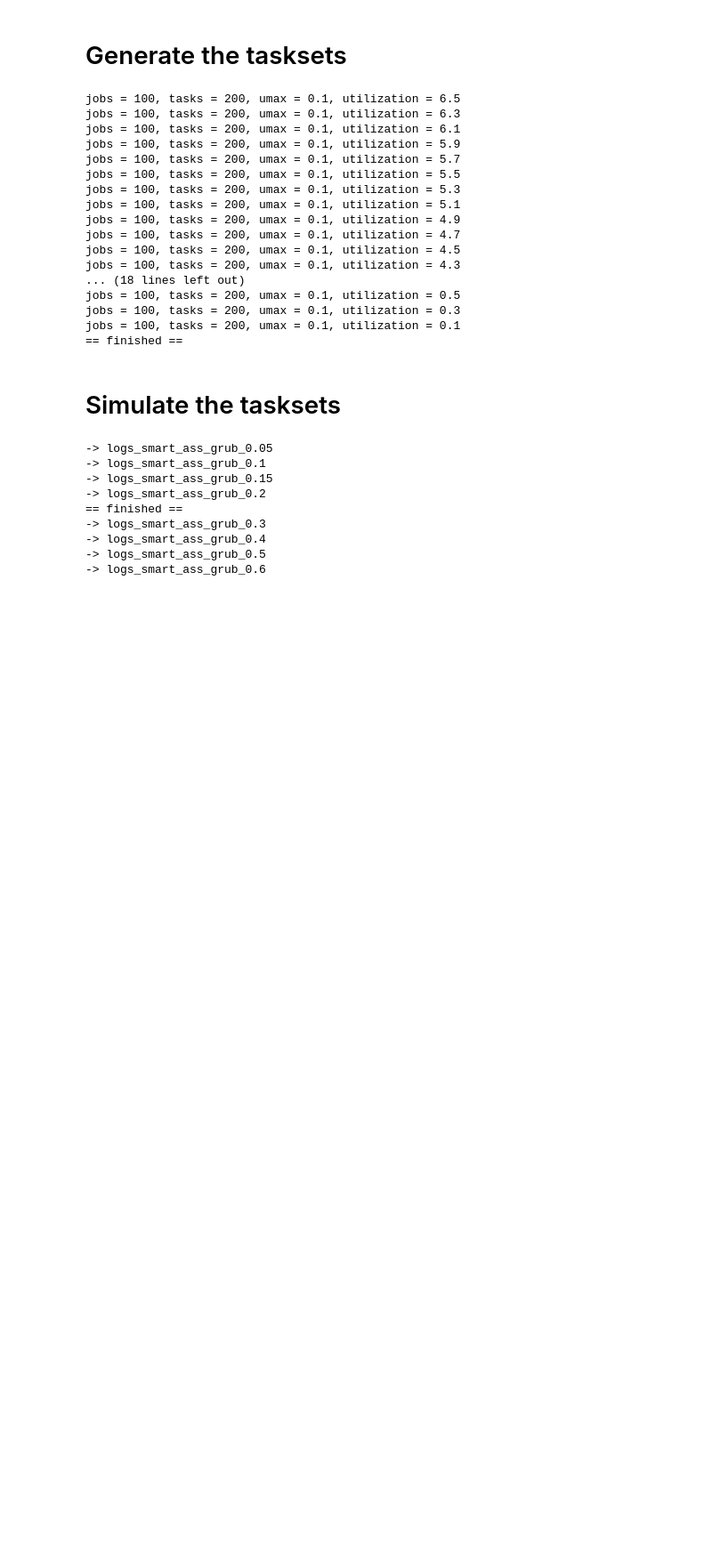
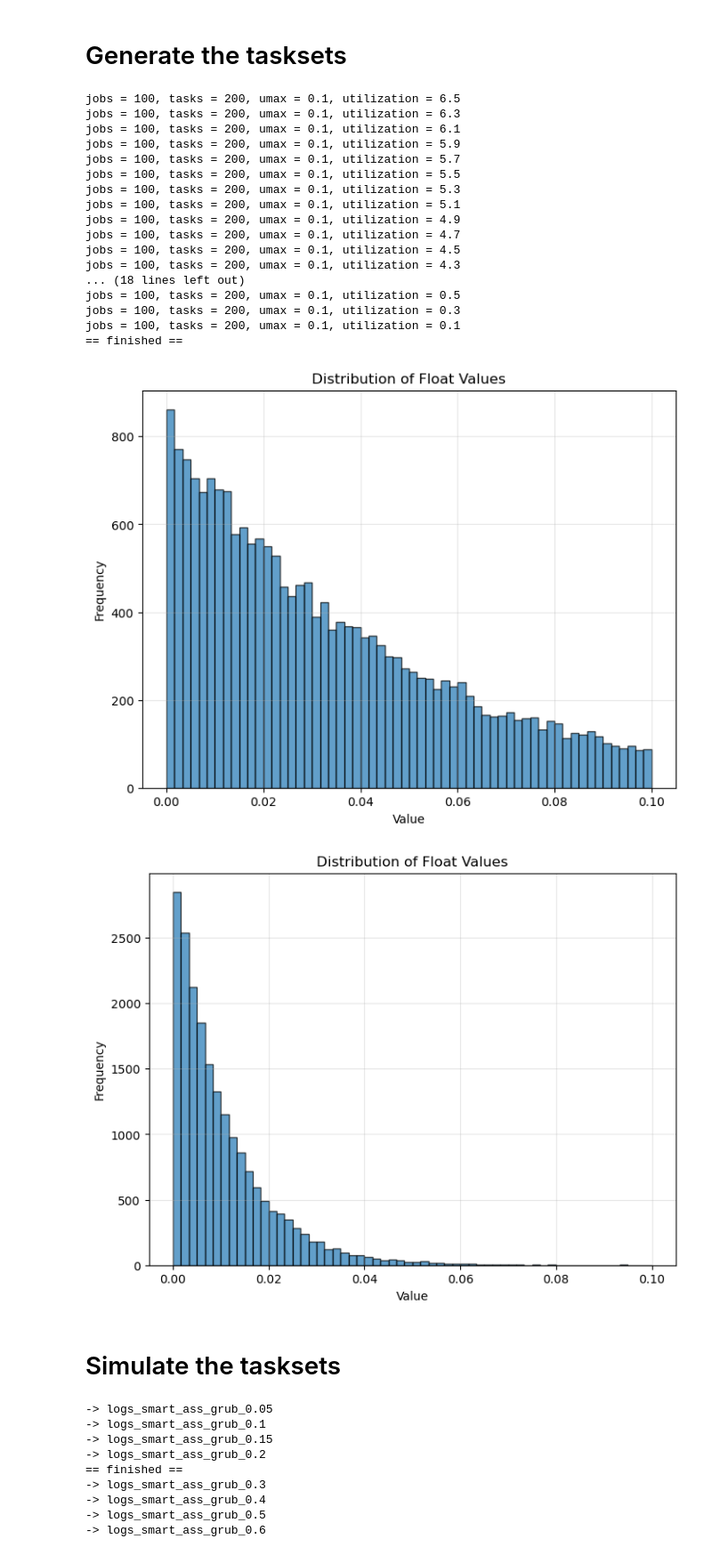
Before and after one commit to fillien/schedsim, a Jupyter notebook: test-allocators.ipynb, the cells around one changed output. Shown: that part at 89% size. Cells and saved outputs as stored; diff of their text form; code cells hidden in the pictures; blank space fills up the shorter version.

```diff
--- a/test-allocators.ipynb
+++ b/test-allocators.ipynb
@@ -29,8 +30,3 @@ sched = "grub"
 print(targets)
 # %% [output]
 [0.05, 0.1, 0.15, 0.2]
-# %%
-t1 = sc.uunifast_discard_weibull(2, 0.25, 0.2, 1, 1)
-t2 = sc.uunifast_discard_weibull(2, 0.25, 0.2, 1, 1)
-
-t3 = sc.add_tasksets(t1, t2)
@@ -77,6 +69,44 @@ jobs = 100, tasks = 200, umax = 0.1, utilization = 0.5
 jobs = 100, tasks = 200, umax = 0.1, utilization = 0.3
 jobs = 100, tasks = 200, umax = 0.1, utilization = 0.1
 == finished ==
+# %%
+bins = np.linspace(0, UMAX, num=61)
+values = []
+for i in range(1, 101):
+    lines = []
+    with open(f"{DIR}/65/{str(i)}.json", "r") as f:
+        lines = f.readlines()
+    file_values = [t.utilization for t in sc.from_json_setting(lines[0]).tasks]
+    values += file_values
+
+
+plt.figure(figsize=(8, 6))
+plt.hist(values, bins=bins, edgecolor='black', alpha=0.7)
+plt.xlabel('Value')
+plt.ylabel('Frequency')
+plt.title('Distribution of Float Values')
+plt.grid(True, alpha=0.3)
+plt.show()
+
+values = []
+for i in range(1, 101):
+    lines = []
+    with open(f"{DIR}/21/{str(i)}.json", "r") as f:
+        lines = f.readlines()
+    file_values = [t.utilization for t in sc.from_json_setting(lines[0]).tasks]
+    values += file_values
+
+
+plt.figure(figsize=(8, 6))
+plt.hist(values, bins=bins, edgecolor='black', alpha=0.7)
+plt.xlabel('Value')
+plt.ylabel('Frequency')
+plt.title('Distribution of Float Values')
+plt.grid(True, alpha=0.3)
+plt.show()
+# %% [output]
+[figure, added]
+[figure, added]
 # %% [markdown]
 # Simulate the tasksets
 # %%
```
Also changed, not shown: parts of 2 cells of this notebook, 1 other file.
